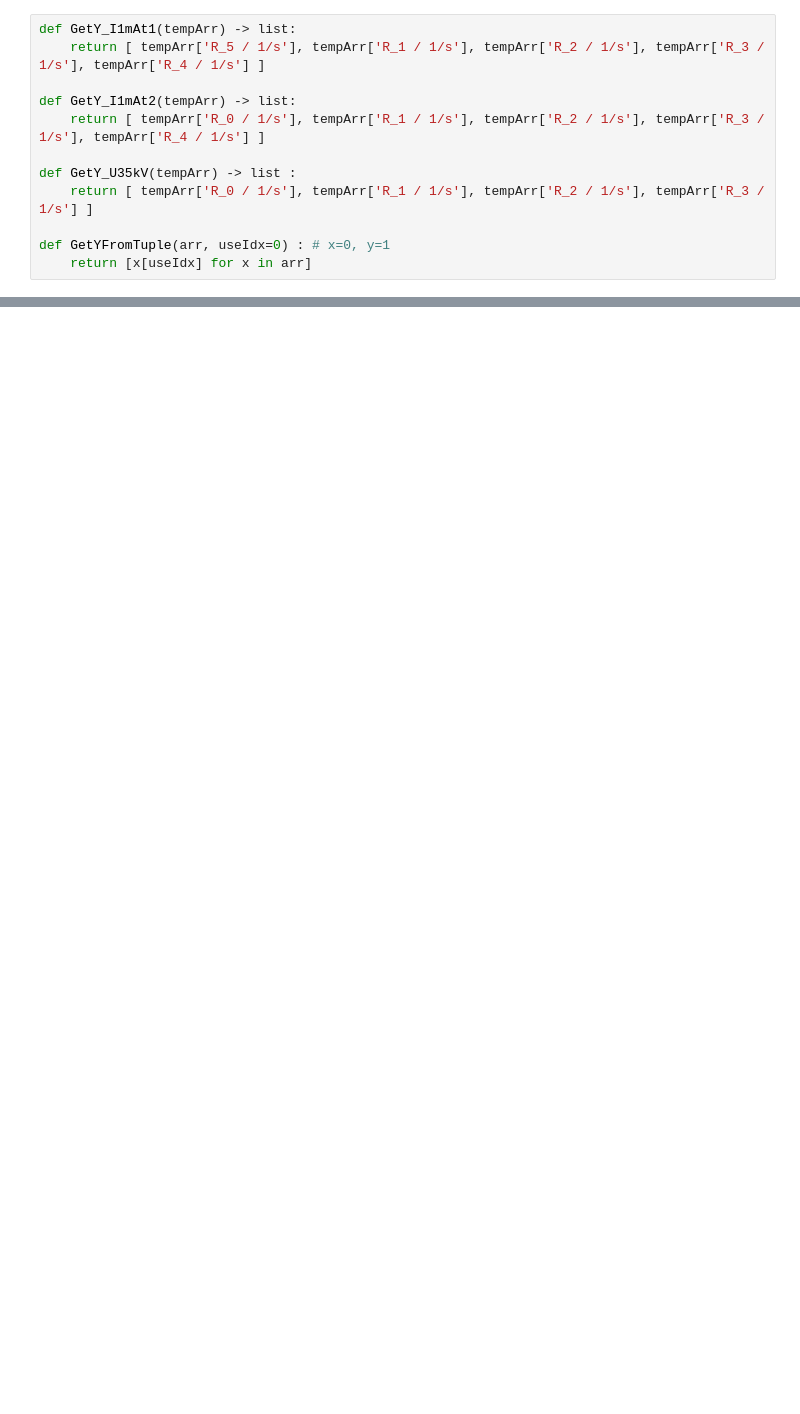
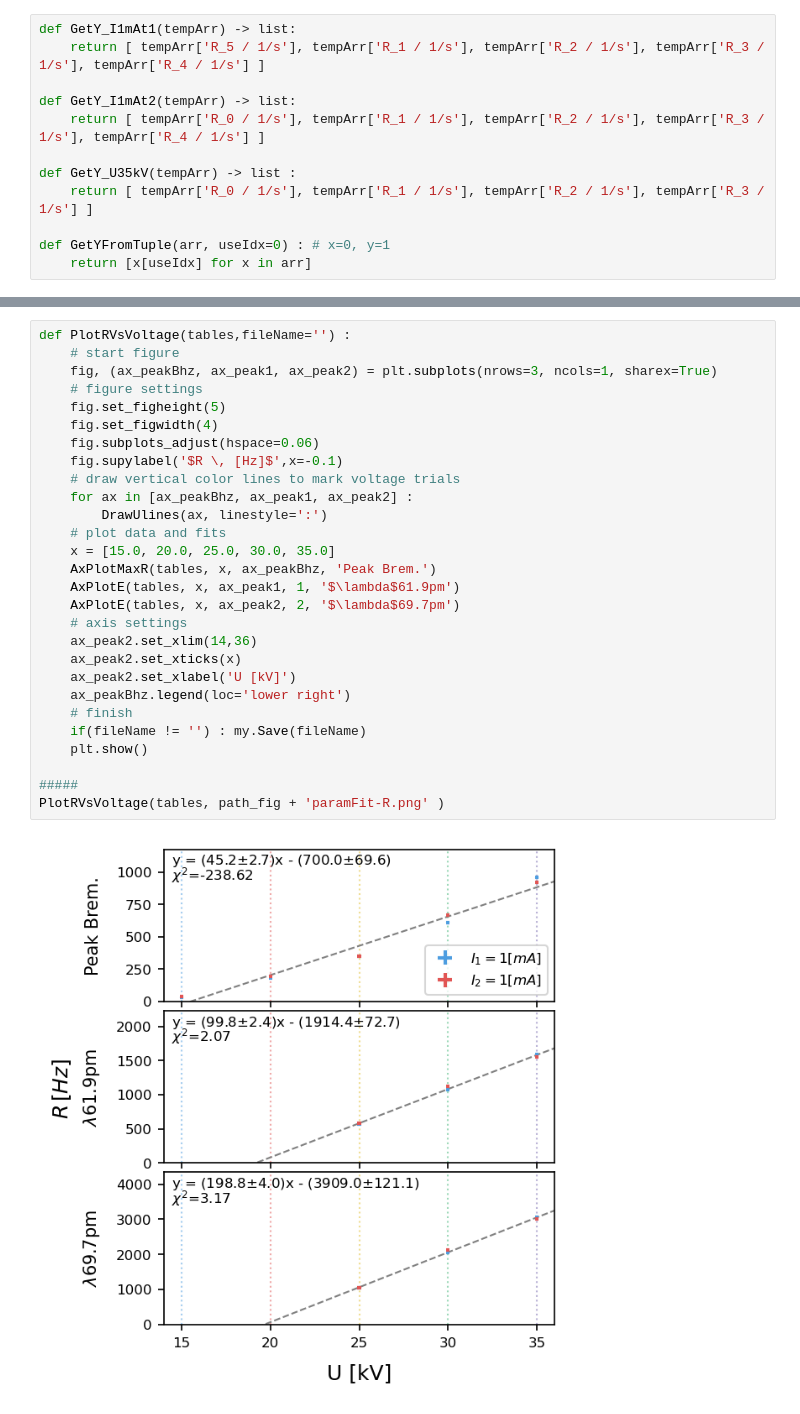
Before and after one commit to parallax-xallaraq/PHSX616, a Jupyter notebook: Lab2 - X-ray Apparatus/1 - Investigating the energy spectrum/Code/Inspect.ipynb, the cells around one changed output, grey strips where cells are left out. Drawn from its saved outputs; the diff is of its cells as text; blank space fills up the shorter version.

```diff
--- a/Lab2 - X-ray Apparatus/1 - Investigating the energy spectrum/Code/Inspect.ipynb
+++ b/Lab2 - X-ray Apparatus/1 - Investigating the energy spectrum/Code/Inspect.ipynb
@@ -419,0 +438,30 @@ PlotVsVoltage(tables)
+# %%
+def PlotRVsVoltage(tables,fileName='') :
+    # start figure
+    fig, (ax_peakBhz, ax_peak1, ax_peak2) = plt.subplots(nrows=3, ncols=1, sharex=True)
+    # figure settings
+    fig.set_figheight(5)
+    fig.set_figwidth(4)
+    fig.subplots_adjust(hspace=0.06)
+    fig.supylabel('$R \, [Hz]$',x=-0.1)
+    # draw vertical color lines to mark voltage trials
+    for ax in [ax_peakBhz, ax_peak1, ax_peak2] :
+        DrawUlines(ax, linestyle=':')
+    # plot data and fits
+    x = [15.0, 20.0, 25.0, 30.0, 35.0]
+    AxPlotMaxR(tables, x, ax_peakBhz, 'Peak Brem.')
+    AxPlotE(tables, x, ax_peak1, 1, '$\lambda$61.9pm')
+    AxPlotE(tables, x, ax_peak2, 2, '$\lambda$69.7pm')
+    # axis settings
+    ax_peak2.set_xlim(14,36)
+    ax_peak2.set_xticks(x)
+    ax_peak2.set_xlabel('U [kV]')
+    ax_peakBhz.legend(loc='lower right')
+    # finish
+    if(fileName != '') : my.Save(fileName)
+    plt.show()
+
+#####
+PlotRVsVoltage(tables, path_fig + 'paramFit-R.png' )
+# %% [output]
+[figure, added]
```
Also changed, not shown: parts of 5 cells of this notebook, 2 other files.
